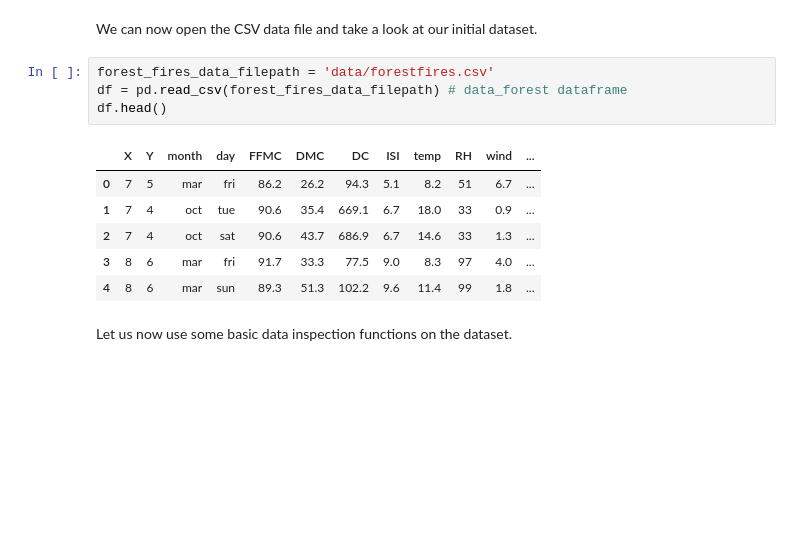
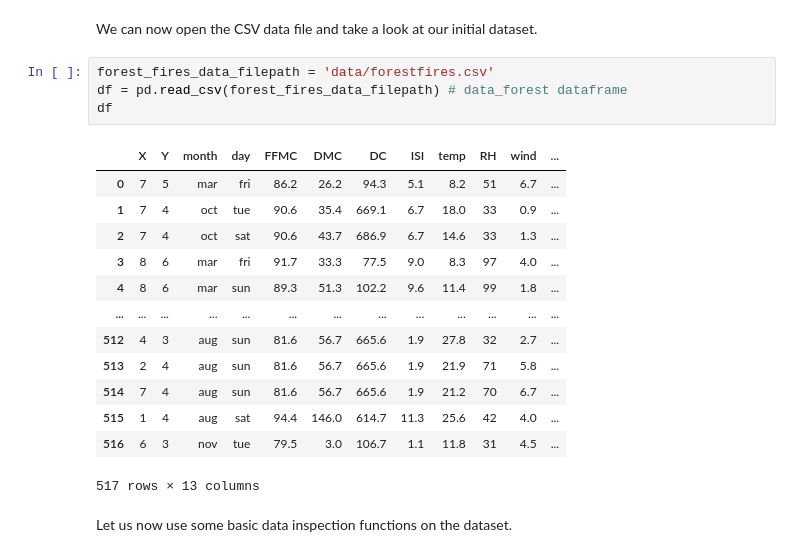
Before and after one commit to alex-fddz/forest-fires, a Jupyter notebook: project.ipynb, the cells around one changed output. Saved outputs shown, nothing was run; the diff lists cells and outputs as text; blank space fills up the shorter version.

```diff
--- a/project.ipynb
+++ b/project.ipynb
@@ -23,14 +23,21 @@ We can now open the CSV data file and take a look at our initial dataset.
 # %%
 forest_fires_data_filepath = 'data/forestfires.csv'
 df = pd.read_csv(forest_fires_data_filepath) # data_forest dataframe
-df.head()
+df
 # %% [output]
 |  | X | Y | month | day | FFMC | DMC | DC | ISI | temp | RH | wind | ... |
 | 0 | 7 | 5 | mar | fri | 86.2 | 26.2 | 94.3 | 5.1 | 8.2 | 51 | 6.7 | ... |
 | 1 | 7 | 4 | oct | tue | 90.6 | 35.4 | 669.1 | 6.7 | 18.0 | 33 | 0.9 | ... |
 | 2 | 7 | 4 | oct | sat | 90.6 | 43.7 | 686.9 | 6.7 | 14.6 | 33 | 1.3 | ... |
 | 3 | 8 | 6 | mar | fri | 91.7 | 33.3 | 77.5 | 9.0 | 8.3 | 97 | 4.0 | ... |
 | 4 | 8 | 6 | mar | sun | 89.3 | 51.3 | 102.2 | 9.6 | 11.4 | 99 | 1.8 | ... |
+| ... | ... | ... | ... | ... | ... | ... | ... | ... | ... | ... | ... | ... |
+| 512 | 4 | 3 | aug | sun | 81.6 | 56.7 | 665.6 | 1.9 | 27.8 | 32 | 2.7 | ... |
+| 513 | 2 | 4 | aug | sun | 81.6 | 56.7 | 665.6 | 1.9 | 21.9 | 71 | 5.8 | ... |
+| 514 | 7 | 4 | aug | sun | 81.6 | 56.7 | 665.6 | 1.9 | 21.2 | 70 | 6.7 | ... |
+| 515 | 1 | 4 | aug | sat | 94.4 | 146.0 | 614.7 | 11.3 | 25.6 | 42 | 4.0 | ... |
+| 516 | 6 | 3 | nov | tue | 79.5 | 3.0 | 106.7 | 1.1 | 11.8 | 31 | 4.5 | ... |
+517 rows × 13 columns
 # %% [markdown]
 Let us now use some basic data inspection functions on the dataset.
 # %%
```
Also changed, not shown: parts of 16 cells of this notebook.
